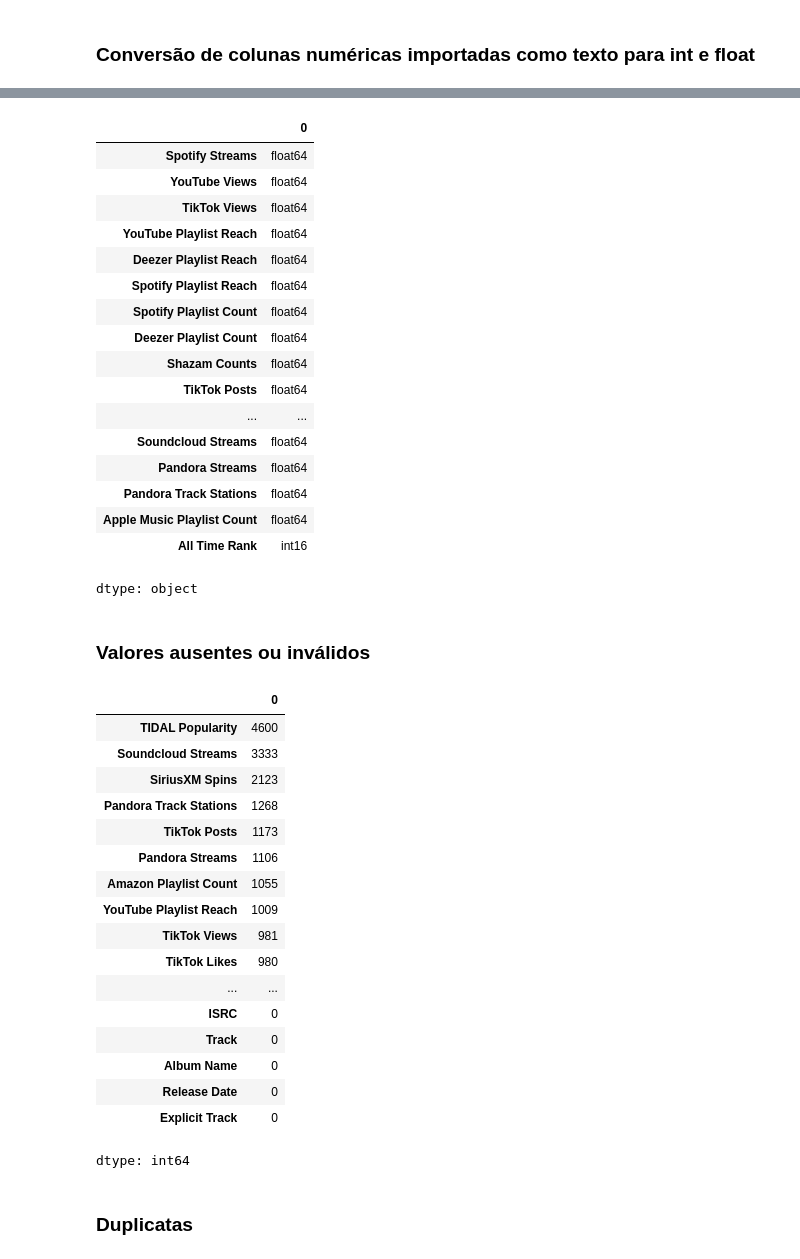
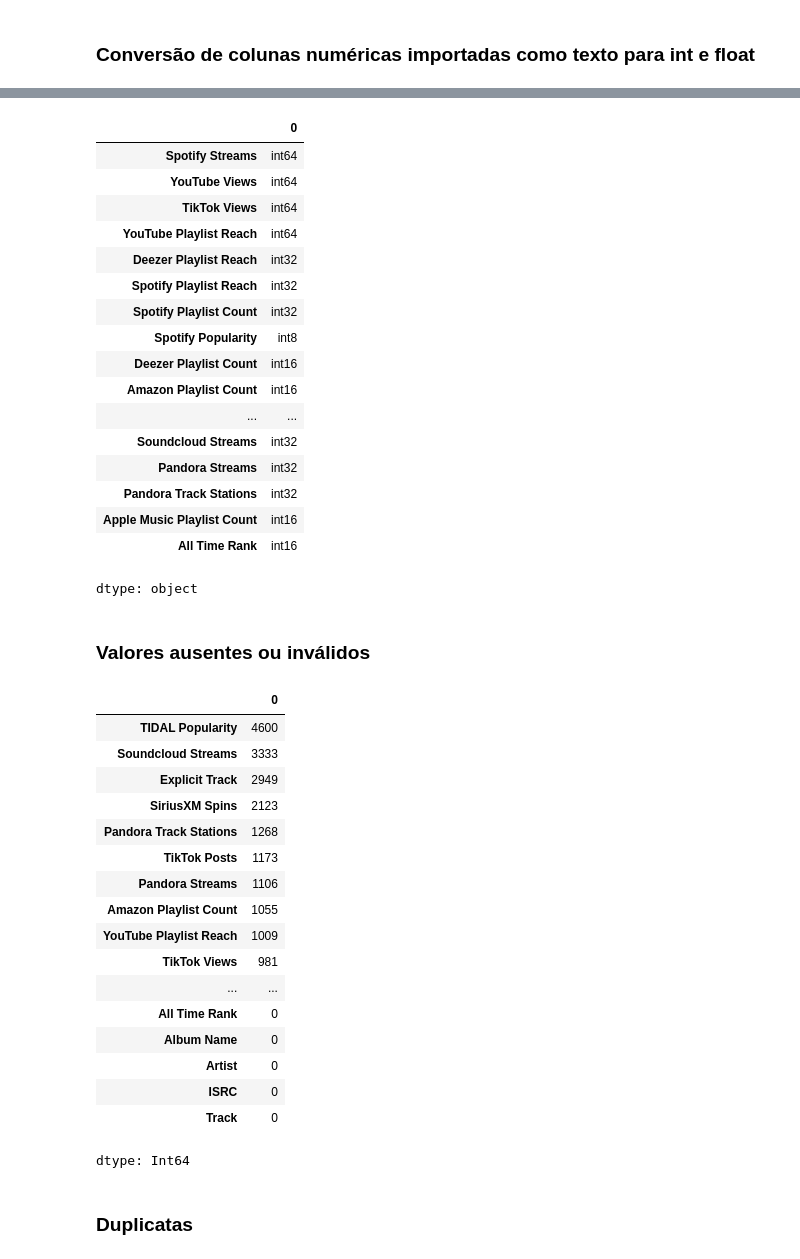
Before and after one commit to MizunoYudi/AD-Musicas-Mais-Tocadas, a Jupyter notebook: projeto.ipynb, the cells around one changed output, grey strips where cells are left out. Drawn from its saved outputs; the diff is of its cells as text; code cells hidden in the pictures.

Commit message:
fix: Correção na tratação de valores nulos

```diff
--- a/projeto.ipynb
+++ b/projeto.ipynb
@@ -153,5 +153,5 @@ memory usage: 1.0+ MB
 # %%
-df_musicas['TIDAL Popularity'] = df_musicas['TIDAL Popularity'].fillna("Valor ausente")
+df_musicas = df_musicas.fillna(0)
 df_musicas
 # %% [output]
 |  | Track | Album Name | Artist | Release Date | ISRC | All Time Rank | Track Score | Spotify Streams | ... |
@@ -230,7 +230,9 @@ cols_obj = [
 'Deezer Playlist Reach',
 'Spotify Playlist Reach',
 'Spotify Playlist Count',
+'Spotify Popularity',
 'Deezer Playlist Count',
+'Amazon Playlist Count',
 'Shazam Counts',
 'TikTok Posts',
 'TikTok Likes',
@@ -267,6 +269,8 @@ colunas_str = [
 df_musicas[colunas_str] = df_musicas[colunas_str].astype("string")
 # %%
 df_musicas['Release Date'] = pd.to_datetime(df_musicas['Release Date'], errors = 'coerce')
+# %%
+df_musicas['Explicit Track'] = df_musicas['Explicit Track'].astype('bool')
 # %%
 df_musicas.head(5)
 # %% [output]
@@ -302,31 +306,32 @@ dtype: object
 df_musicas[cols_obj].dtypes
 # %% [output]
 |  | 0 |
-| Spotify Streams | float64 |
-| YouTube Views | float64 |
-| TikTok Views | float64 |
-| YouTube Playlist Reach | float64 |
-| Deezer Playlist Reach | float64 |
-| Spotify Playlist Reach | float64 |
-| Spotify Playlist Count | float64 |
-| Deezer Playlist Count | float64 |
-| Shazam Counts | float64 |
-| TikTok Posts | float64 |
+| Spotify Streams | int64 |
+| YouTube Views | int64 |
+| TikTok Views | int64 |
+| YouTube Playlist Reach | int64 |
+| Deezer Playlist Reach | int32 |
+| Spotify Playlist Reach | int32 |
+| Spotify Playlist Count | int32 |
+| Spotify Popularity | int8 |
+| Deezer Playlist Count | int16 |
+| Amazon Playlist Count | int16 |
 | ... | ... |
-| Soundcloud Streams | float64 |
-| Pandora Streams | float64 |
-| Pandora Track Stations | float64 |
-| Apple Music Playlist Count | float64 |
+| Soundcloud Streams | int32 |
+| Pandora Streams | int32 |
+| Pandora Track Stations | int32 |
+| Apple Music Playlist Count | int16 |
 | All Time Rank | int16 |
 dtype: object
 # %% [markdown]
 ### Valores ausentes ou inválidos
 # %%
-df_musicas.isnull().sum().sort_values(ascending = False)
+(df_musicas.isnull() | (df_musicas == 0)).sum().sort_values(ascending = False)
 # %% [output]
 |  | 0 |
 | TIDAL Popularity | 4600 |
 | Soundcloud Streams | 3333 |
+| Explicit Track | 2949 |
 | SiriusXM Spins | 2123 |
 | Pandora Track Stations | 1268 |
 | TikTok Posts | 1173 |
@@ -334,14 +339,13 @@ df_musicas.isnull().sum().sort_values(ascending = False)
 | Amazon Playlist Count | 1055 |
 | YouTube Playlist Reach | 1009 |
 | TikTok Views | 981 |
-| TikTok Likes | 980 |
 | ... | ... |
+| All Time Rank | 0 |
+| Album Name | 0 |
+| Artist | 0 |
 | ISRC | 0 |
 | Track | 0 |
-| Album Name | 0 |
-| Release Date | 0 |
-| Explicit Track | 0 |
-dtype: int64
+dtype: Int64
 # %% [markdown]
 ### Duplicatas
 # %%
```
Also changed, not shown: parts of 3 cells of this notebook.
